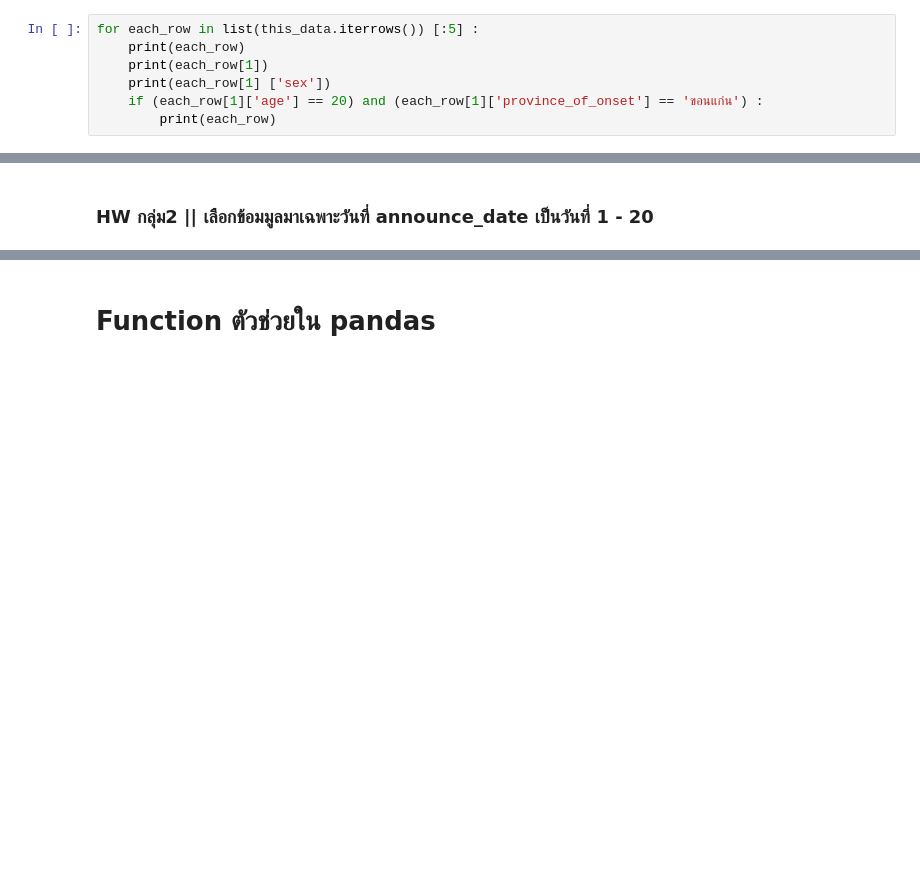
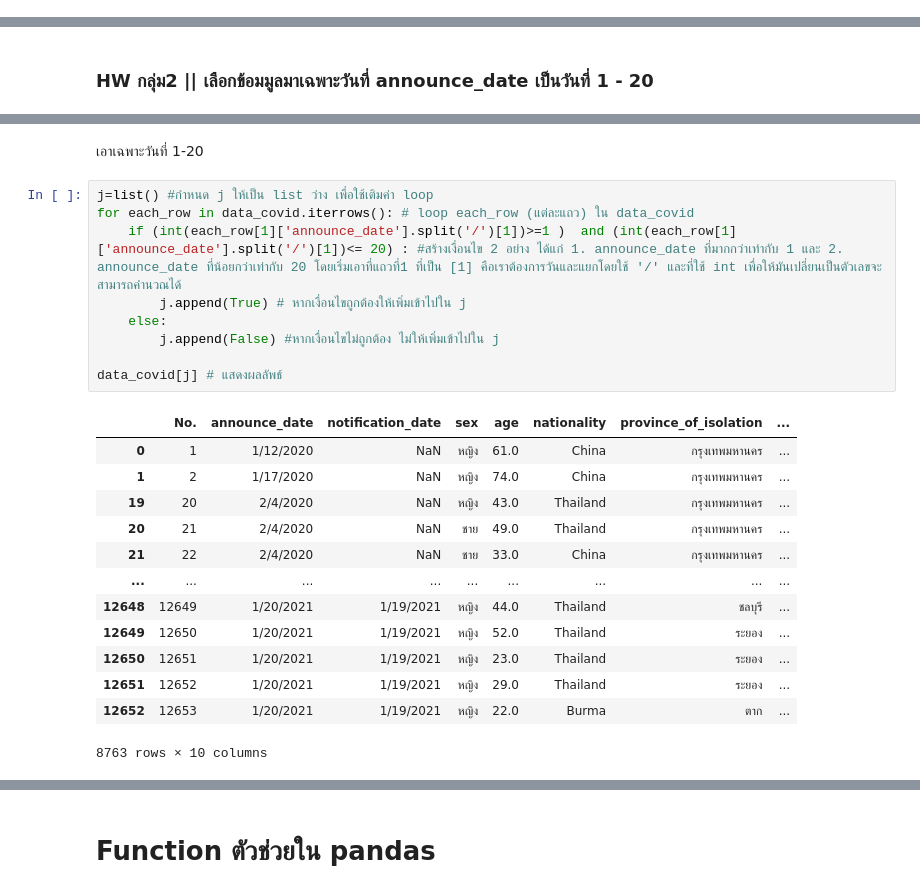
Before and after one commit to Khemapsorn/data_viz_2022, a Jupyter notebook: Pandas101.ipynb, the cells around one changed output, grey strips where cells are left out. Drawn from its saved outputs; the diff is of its cells as text; blank space fills up the shorter version.

````diff
--- a/Pandas101.ipynb
+++ b/Pandas101.ipynb
@@ -909,10 +874,3 @@ this_data_updated_2[this_data_updated['sex']=='ไม่รู้']
 ### การวนลูป record ในตาราง  (```.iterrows```)
 # %%
 this_data = data_covid[['sex','age','province_of_onset']]
-# %%
-for each_row in list(this_data.iterrows()) [:5] :
-    print(each_row)
-    print(each_row[1])
-    print(each_row[1] ['sex'])
-    if (each_row[1]['age'] == 20) and (each_row[1]['province_of_onset'] == 'ขอนแก่น') :
-        print(each_row)
@@ -992,0 +960,25 @@ data_covid[TF].head()
+# %% [markdown]
+เอาเฉพาะวันที่ 1-20
+# %%
+j=list() #กำหนด j ให้เป็น list ว่าง เพื่อใช้เติมค่า loop
+for each_row in data_covid.iterrows(): # loop each_row (แต่ละแถว) ใน data_covid
+    if (int(each_row[1]['announce_date'].split('/')[1])>=1 )  and (int(each_row[1]['announce_date'].split('/')[1])<= 20) : #สร้างเงื่อนไข 2 อย่าง ได้แก่ 1. announce_date ที่มากกว่าเท่ากับ 1 และ 2. announce_date ที่น้อยกว่าเท่ากับ 20 โดยเริ่มเอาที่แถวที่1 ที่เป็น [1] คือเราต้องการวันและแยกโดยใช้ '/' และที่ใช้ int เพื่อให้มันเปลี่ยนเป็นตัวเลขจะสามารถคำนวณได้
+        j.append(True) # หากเงื่อนไขถูกต้องให้เพิ่มเข้าไปใน j
+    else:
+        j.append(False) #หากเงื่อนไขไม่ถูกต้อง ไม่ให้เพิ่มเข้าไปใน j
+
+data_covid[j] # แสดงผลลัพธ์
+# %% [output]
+|  | No. | announce_date | notification_date | sex | age | nationality | province_of_isolation | ... |
+| 0 | 1 | 1/12/2020 | NaN | หญิง | 61.0 | China | กรุงเทพมหานคร | ... |
+| 1 | 2 | 1/17/2020 | NaN | หญิง | 74.0 | China | กรุงเทพมหานคร | ... |
+| 19 | 20 | 2/4/2020 | NaN | หญิง | 43.0 | Thailand | กรุงเทพมหานคร | ... |
+| 20 | 21 | 2/4/2020 | NaN | ชาย | 49.0 | Thailand | กรุงเทพมหานคร | ... |
+| 21 | 22 | 2/4/2020 | NaN | ชาย | 33.0 | China | กรุงเทพมหานคร | ... |
+| ... | ... | ... | ... | ... | ... | ... | ... | ... |
+| 12648 | 12649 | 1/20/2021 | 1/19/2021 | หญิง | 44.0 | Thailand | ชลบุรี | ... |
+| 12649 | 12650 | 1/20/2021 | 1/19/2021 | หญิง | 52.0 | Thailand | ระยอง | ... |
+| 12650 | 12651 | 1/20/2021 | 1/19/2021 | หญิง | 23.0 | Thailand | ระยอง | ... |
+| 12651 | 12652 | 1/20/2021 | 1/19/2021 | หญิง | 29.0 | Thailand | ระยอง | ... |
+| 12652 | 12653 | 1/20/2021 | 1/19/2021 | หญิง | 22.0 | Burma | ตาก | ... |
+8763 rows × 10 columns
````
Also changed, not shown: parts of 20 cells of this notebook.
